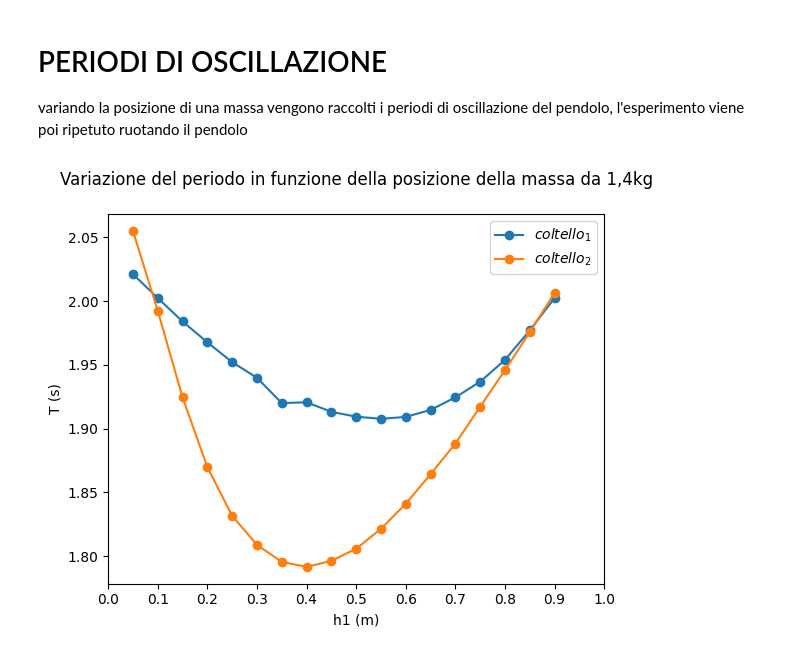
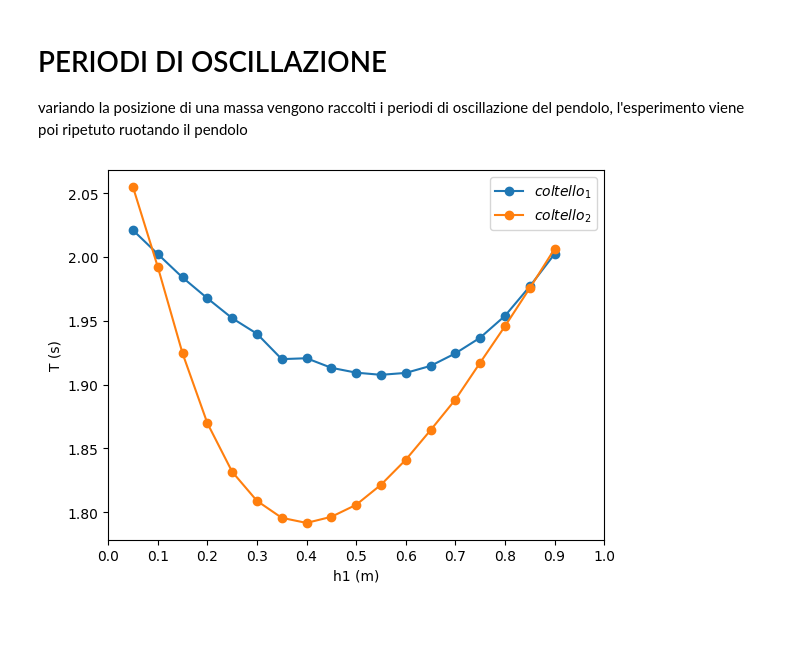
Before and after one commit to CarminatiGiovanni/LaboratorioFisica1, a Jupyter notebook: 04_KATER/PYTHON/intersezione_parabole_periodi.ipynb, the cells around one changed output. Drawn from its saved outputs; the diff is of its cells as text; code cells hidden in the pictures; blank space fills up the shorter version.

```diff
--- a/04_KATER/PYTHON/intersezione_parabole_periodi.ipynb
+++ b/04_KATER/PYTHON/intersezione_parabole_periodi.ipynb
@@ -5,25 +5,25 @@ variando la posizione di una massa vengono raccolti i periodi di oscillazione de
 # %%
 import numpy as np
 import pandas as pd
 from matplotlib import pyplot as plt
 import os
 
 dir_path = os.path.abspath('')
 FILE = dir_path + '/../CSV/' + 'parabole.csv'
 fr = pd.read_csv(FILE)
 
 d = np.array(fr['d1(cm)']) * 0.01 # m
 
 t1 = np.array(fr['t1']) # s
 t2 = np.array(fr['t2']) # s
 
-plt.title('Variazione del periodo in funzione della posizione della massa da 1,4kg\n')
+# plt.title('Variazione del periodo in funzione della posizione della massa da 1,4kg\n')
 plt.plot(d,t1,'o-',label="$coltello_1$")
 plt.plot(d,t2,'o-',label='$coltello_2$')
 plt.legend()
 plt.xticks(np.linspace(0,1,11))
 plt.ylabel('T (s)')
 plt.xlabel('h1 (m)')
 plt.show()
 # %% [output]
-[figure, old version]
+[figure, new version]
```
Also changed, not shown: 5 other files.
